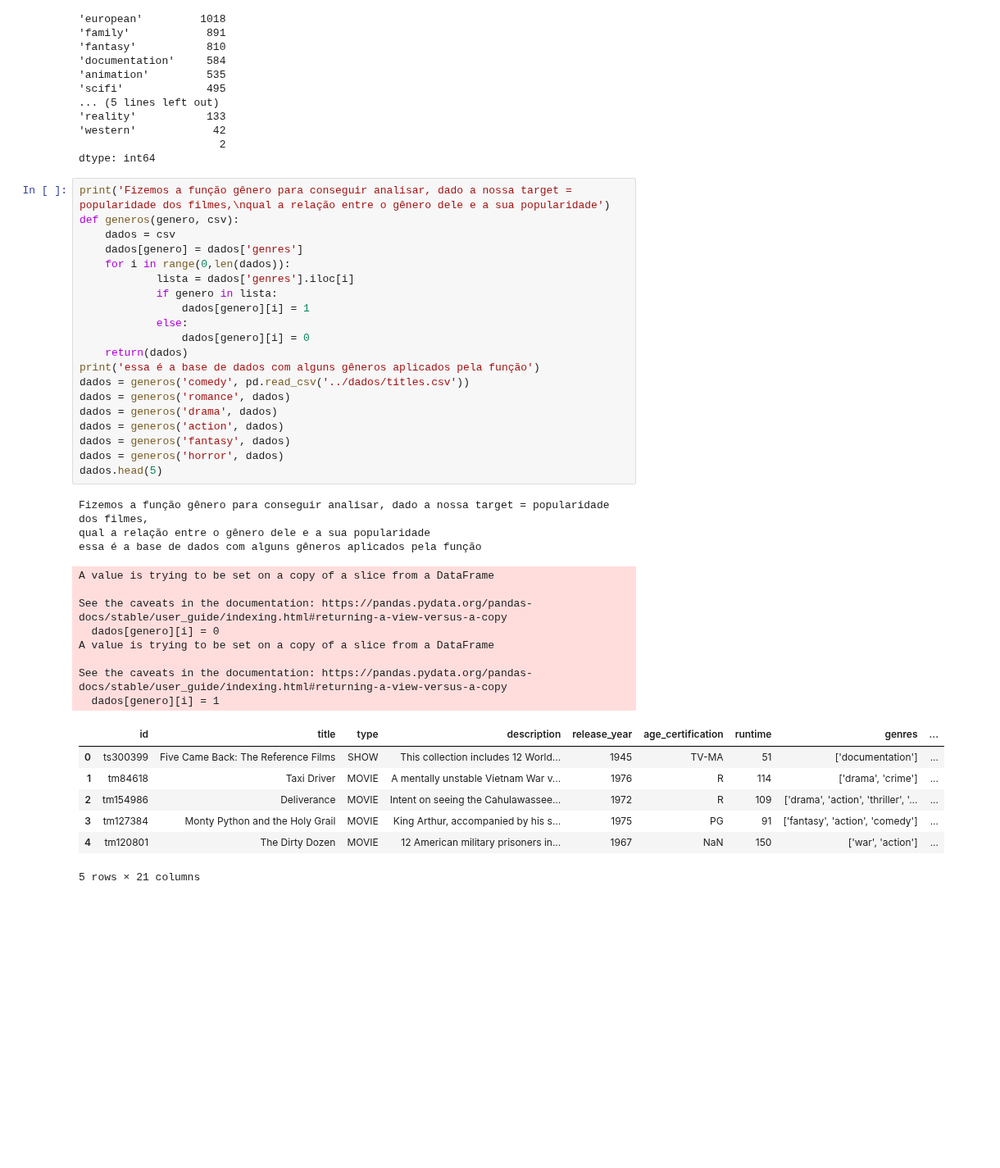
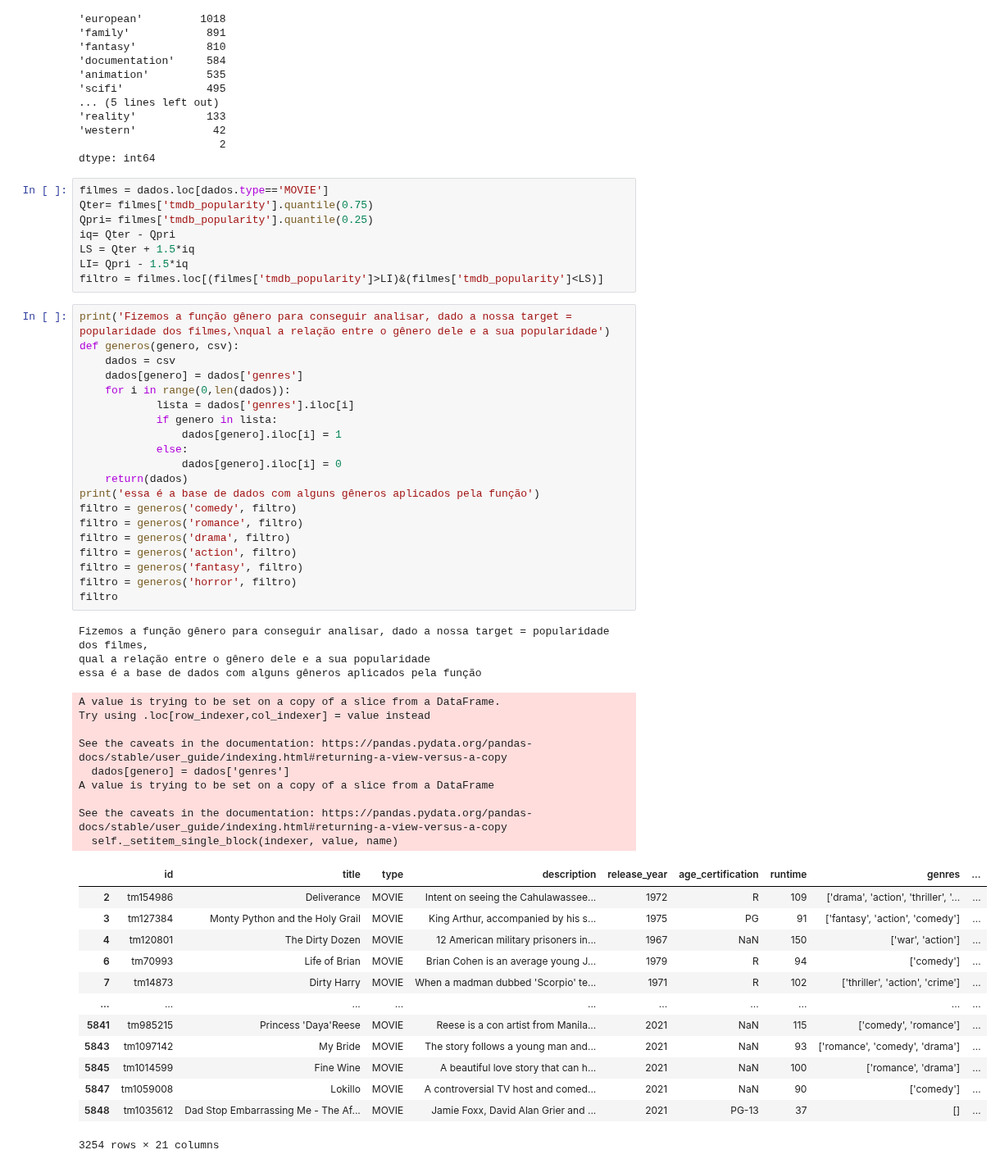
Before and after one commit to insper-classroom/22-2c-cd-p2-grupo_mace_girls, a Jupyter notebook: dados/funcoes.ipynb, the cells around one changed output. Shown at 82% size. Cells and saved outputs as stored; diff of their text form; blank space fills up the shorter version.

Commit message:
histogramas generos

```diff
--- a/dados/funcoes.ipynb
+++ b/dados/funcoes.ipynb
@@ -66,45 +66,60 @@ count(lista)
 'western'            42
                       2
 dtype: int64
+# %%
+filmes = dados.loc[dados.type=='MOVIE']
+Qter= filmes['tmdb_popularity'].quantile(0.75)
+Qpri= filmes['tmdb_popularity'].quantile(0.25)
+iq= Qter - Qpri
+LS = Qter + 1.5*iq
+LI= Qpri - 1.5*iq
+filtro = filmes.loc[(filmes['tmdb_popularity']>LI)&(filmes['tmdb_popularity']<LS)]
 # %%
 print('Fizemos a função gênero para conseguir analisar, dado a nossa target = popularidade dos filmes,\nqual a relação entre o gênero dele e a sua popularidade')
 def generos(genero, csv):
     dados = csv
     dados[genero] = dados['genres']
     for i in range(0,len(dados)):
             lista = dados['genres'].iloc[i]
             if genero in lista:
-                dados[genero][i] = 1
+                dados[genero].iloc[i] = 1
             else:
-                dados[genero][i] = 0
+                dados[genero].iloc[i] = 0
     return(dados)
 print('essa é a base de dados com alguns gêneros aplicados pela função')
-dados = generos('comedy', pd.read_csv('../dados/titles.csv'))
-dados = generos('romance', dados)
-dados = generos('drama', dados)
-dados = generos('action', dados)
-dados = generos('fantasy', dados)
-dados = generos('horror', dados)
-dados.head(5)
+filtro = generos('comedy', filtro)
+filtro = generos('romance', filtro)
+filtro = generos('drama', filtro)
+filtro = generos('action', filtro)
+filtro = generos('fantasy', filtro)
+filtro = generos('horror', filtro)
+filtro
 # %% [output]
 Fizemos a função gênero para conseguir analisar, dado a nossa target = popularidade dos filmes,
 qual a relação entre o gênero dele e a sua popularidade
 essa é a base de dados com alguns gêneros aplicados pela função
+A value is trying to be set on a copy of a slice from a DataFrame.
+Try using .loc[row_indexer,col_indexer] = value instead
+
+See the caveats in the documentation: https://pandas.pydata.org/pandas-docs/stable/user_guide/indexing.html#returning-a-view-versus-a-copy
+  dados[genero] = dados['genres']
 A value is trying to be set on a copy of a slice from a DataFrame
 
 See the caveats in the documentation: https://pandas.pydata.org/pandas-docs/stable/user_guide/indexing.html#returning-a-view-versus-a-copy
-  dados[genero][i] = 0
-A value is trying to be set on a copy of a slice from a DataFrame
-
-See the caveats in the documentation: https://pandas.pydata.org/pandas-docs/stable/user_guide/indexing.html#returning-a-view-versus-a-copy
-  dados[genero][i] = 1
+  self._setitem_single_block(indexer, value, name)
 |  | id | title | type | description | release_year | age_certification | runtime | genres | ... |
-| 0 | ts300399 | Five Came Back: The Reference Films | SHOW | This collection includes 12 World... | 1945 | TV-MA | 51 | ['documentation'] | ... |
-| 1 | tm84618 | Taxi Driver | MOVIE | A mentally unstable Vietnam War v... | 1976 | R | 114 | ['drama', 'crime'] | ... |
 | 2 | tm154986 | Deliverance | MOVIE | Intent on seeing the Cahulawassee... | 1972 | R | 109 | ['drama', 'action', 'thriller', '... | ... |
 | 3 | tm127384 | Monty Python and the Holy Grail | MOVIE | King Arthur, accompanied by his s... | 1975 | PG | 91 | ['fantasy', 'action', 'comedy'] | ... |
 | 4 | tm120801 | The Dirty Dozen | MOVIE | 12 American military prisoners in... | 1967 | NaN | 150 | ['war', 'action'] | ... |
+| 6 | tm70993 | Life of Brian | MOVIE | Brian Cohen is an average young J... | 1979 | R | 94 | ['comedy'] | ... |
+| 7 | tm14873 | Dirty Harry | MOVIE | When a madman dubbed 'Scorpio' te... | 1971 | R | 102 | ['thriller', 'action', 'crime'] | ... |
+| ... | ... | ... | ... | ... | ... | ... | ... | ... | ... |
+| 5841 | tm985215 | Princess 'Daya'Reese | MOVIE | Reese is a con artist from Manila... | 2021 | NaN | 115 | ['comedy', 'romance'] | ... |
+| 5843 | tm1097142 | My Bride | MOVIE | The story follows a young man and... | 2021 | NaN | 93 | ['romance', 'comedy', 'drama'] | ... |
+| 5845 | tm1014599 | Fine Wine | MOVIE | A beautiful love story that can h... | 2021 | NaN | 100 | ['romance', 'drama'] | ... |
+| 5847 | tm1059008 | Lokillo | MOVIE | A controversial TV host and comed... | 2021 | NaN | 90 | ['comedy'] | ... |
+| 5848 | tm1035612 | Dad Stop Embarrassing Me - The Af... | MOVIE | Jamie Foxx, David Alan Grier and ... | 2021 | PG-13 | 37 | [] | ... |
-5 rows × 21 columns
+3254 rows × 21 columns
 # %%
 print('Para saber quais os gêneros mais comuns nos filmes e eliminar os menos relevantes, fizemos essa função para analisar gênero e popularidade, que recebe a base de dados e retorna uma lista com todos os gêneros')
 filmes= dados.loc[(dados.type == 'MOVIE'), :]
```
Also changed, not shown: 1 other file.
